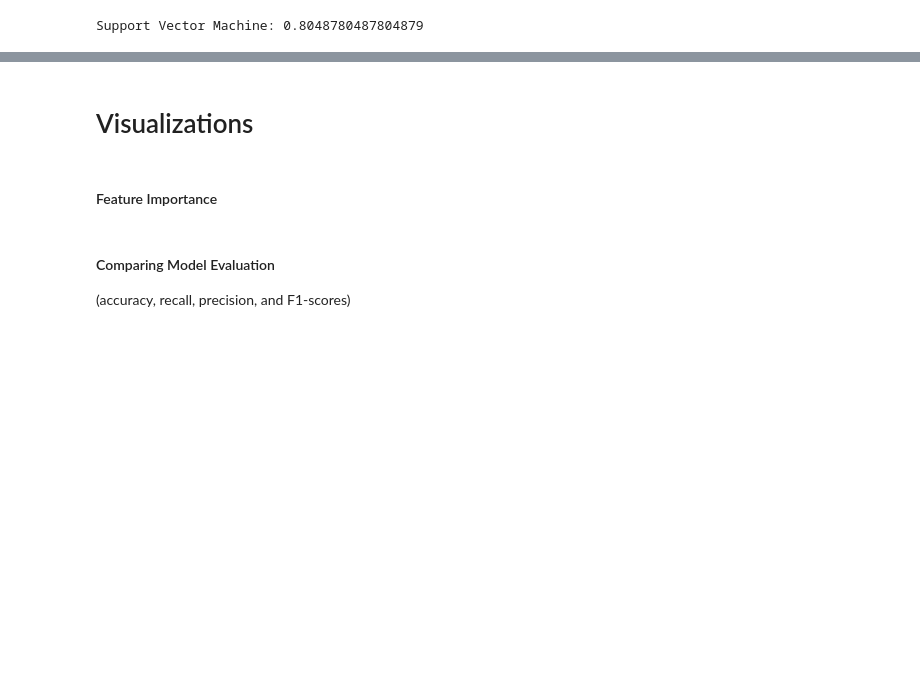
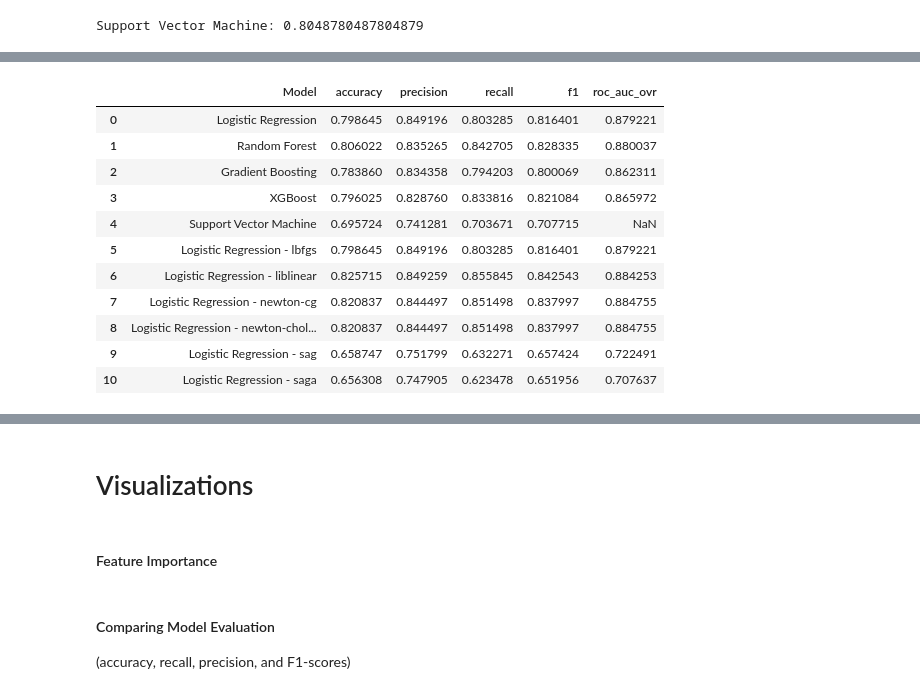
Before and after one commit to ilanamultak/siads_699_heart_disease, a Jupyter notebook: Predicting_Heart_Disease.ipynb, the cells around one changed output, grey strips where cells are left out. Cells and saved outputs as stored; diff of their text form; code cells hidden in the pictures; blank space fills up the shorter version.

```diff
--- a/Predicting_Heart_Disease.ipynb
+++ b/Predicting_Heart_Disease.ipynb
@@ -477,0 +553,20 @@ Naive Bayes Accuracy: 0.7560975609756098
+# %%
+# Logistic Regression: Cross-validation and Hyper-tuning
+# different solvers
+
+LR_solvers = {
+    'Logistic Regression - lbfgs': LogisticRegression(solver = 'lbfgs', random_state=27),
+    'Logistic Regression - liblinear': LogisticRegression(solver = 'liblinear', random_state=27),
+    'Logistic Regression - newton-cg': LogisticRegression(solver = 'newton-cg', random_state=27),
+    'Logistic Regression - newton-cholesky': LogisticRegression(solver = 'newton-cholesky', random_state=27),
+    'Logistic Regression - sag': LogisticRegression(solver = 'sag', random_state=27),
+    'Logistic Regression - saga': LogisticRegression(solver = 'saga', random_state=27)
+}
+
+LR_results = []
+
+for name, clf in LR_solvers.items():
+  LR_results = {'Model': name}
+  for metric in score_metrics:
+    LR_results[metric] = cross_validation(clf, metric)
+  results.append(LR_results)
@@ -477,0 +591,17 @@ Naive Bayes Accuracy: 0.7560975609756098
+# %%
+# Evaluation metrics table for all models
+LR_results_df = pd.DataFrame(results)
+LR_results_df
+# %% [output]
+|  | Model | accuracy | precision | recall | f1 | roc_auc_ovr |
+| 0 | Logistic Regression | 0.798645 | 0.849196 | 0.803285 | 0.816401 | 0.879221 |
+| 1 | Random Forest | 0.806022 | 0.835265 | 0.842705 | 0.828335 | 0.880037 |
+| 2 | Gradient Boosting | 0.783860 | 0.834358 | 0.794203 | 0.800069 | 0.862311 |
+| 3 | XGBoost | 0.796025 | 0.828760 | 0.833816 | 0.821084 | 0.865972 |
+| 4 | Support Vector Machine | 0.695724 | 0.741281 | 0.703671 | 0.707715 | NaN |
+| 5 | Logistic Regression - lbfgs | 0.798645 | 0.849196 | 0.803285 | 0.816401 | 0.879221 |
+| 6 | Logistic Regression - liblinear | 0.825715 | 0.849259 | 0.855845 | 0.842543 | 0.884253 |
+| 7 | Logistic Regression - newton-cg | 0.820837 | 0.844497 | 0.851498 | 0.837997 | 0.884755 |
+| 8 | Logistic Regression - newton-chol... | 0.820837 | 0.844497 | 0.851498 | 0.837997 | 0.884755 |
+| 9 | Logistic Regression - sag | 0.658747 | 0.751799 | 0.632271 | 0.657424 | 0.722491 |
+| 10 | Logistic Regression - saga | 0.656308 | 0.747905 | 0.623478 | 0.651956 | 0.707637 |
```
Also changed, not shown: parts of 21 cells of this notebook.
